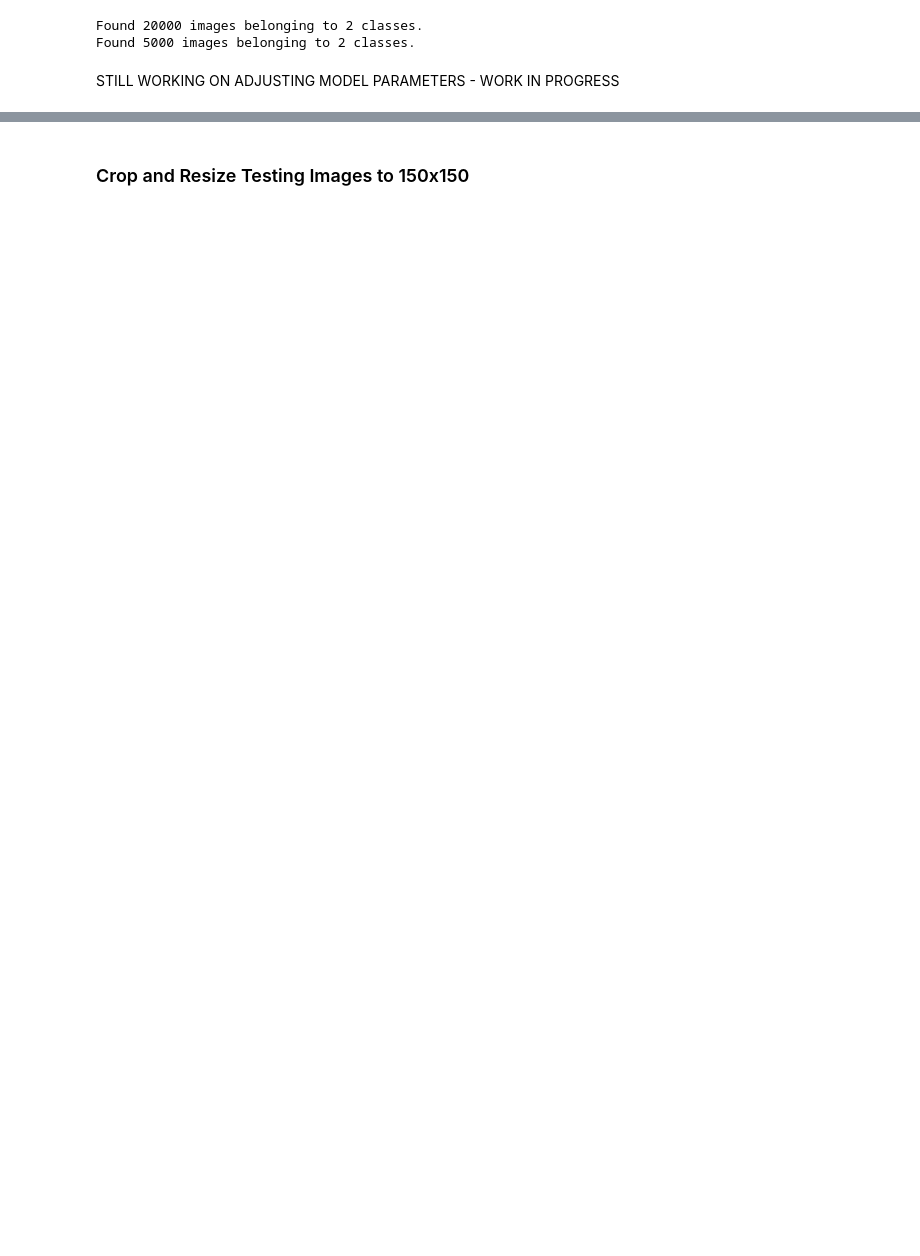
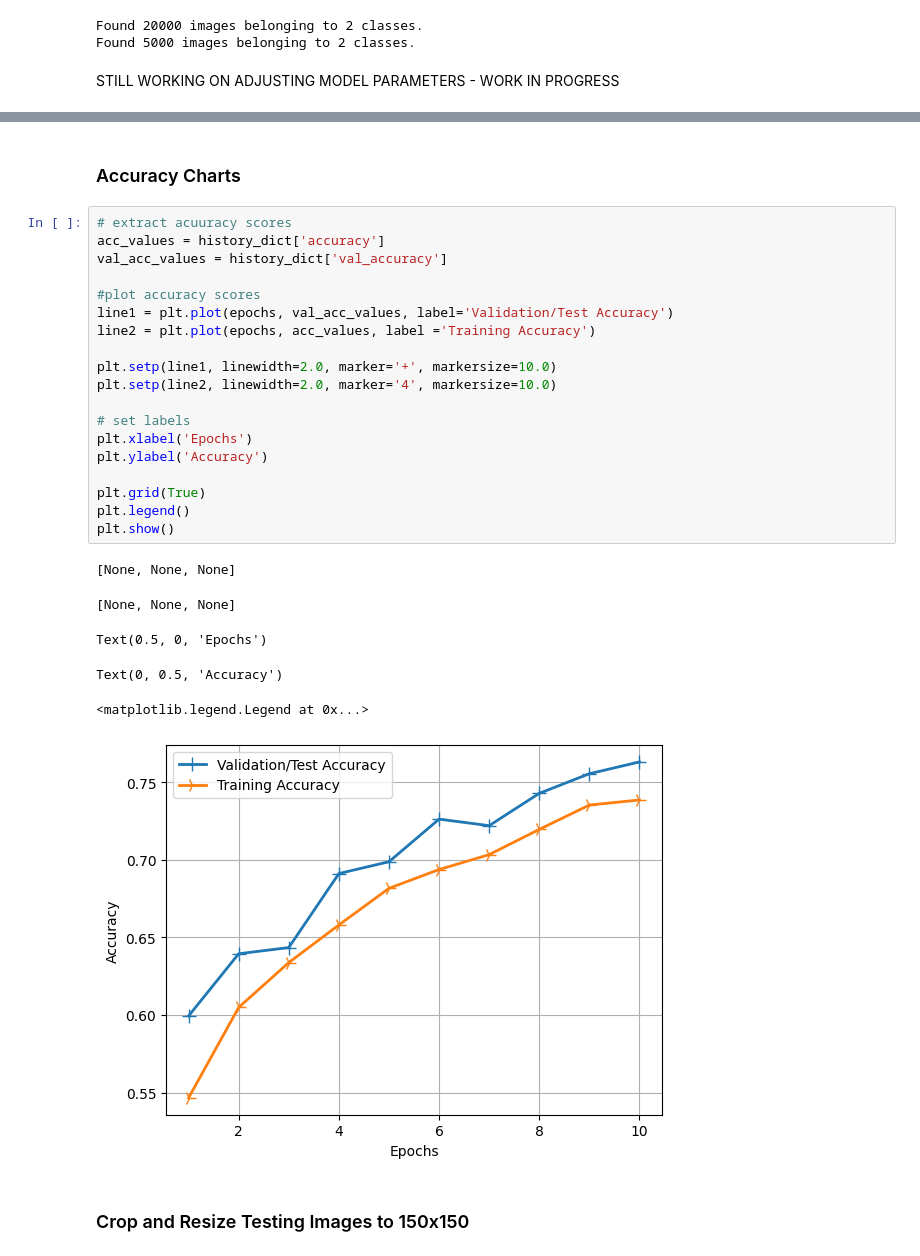
Before and after one commit to JuliaGranito/Module-8, a Jupyter notebook: Module 8 Notebook.ipynb, the cells around one changed output, grey strips where cells are left out. Saved outputs shown, nothing was run; the diff lists cells and outputs as text; blank space fills up the shorter version.

```diff
--- a/Module 8 Notebook.ipynb
+++ b/Module 8 Notebook.ipynb
@@ -412,3 +438,31 @@ _________________________________________________________________
+# %% [markdown]
+### Accuracy Charts
+# %%
+# extract acuuracy scores
+acc_values = history_dict['accuracy']
+val_acc_values = history_dict['val_accuracy']
+
+#plot accuracy scores
+line1 = plt.plot(epochs, val_acc_values, label='Validation/Test Accuracy')
+line2 = plt.plot(epochs, acc_values, label ='Training Accuracy')
+
+plt.setp(line1, linewidth=2.0, marker='+', markersize=10.0)
+plt.setp(line2, linewidth=2.0, marker='4', markersize=10.0)
+
+# set labels
+plt.xlabel('Epochs')
+plt.ylabel('Accuracy')
+
+plt.grid(True)
+plt.legend()
+plt.show()
+# %% [output]
+[None, None, None]
+[None, None, None]
+Text(0.5, 0, 'Epochs')
+Text(0, 0.5, 'Accuracy')
+<matplotlib.legend.Legend at 0x...>
+[figure, added]
 # %% [markdown]
 ### Crop and Resize Testing Images to 150x150
 # %%
```
Also changed, not shown: parts of 14 cells of this notebook, 7 other files.
